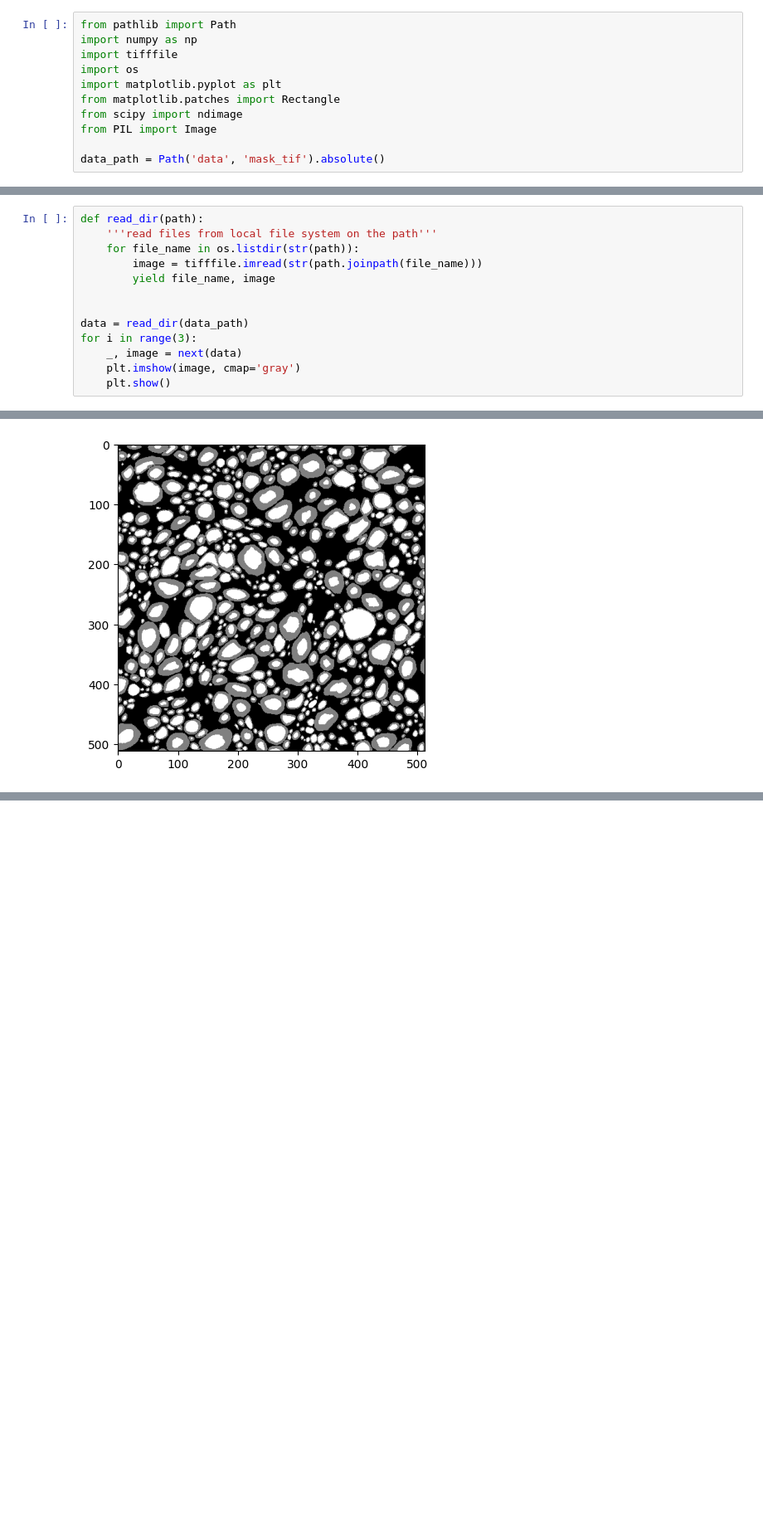
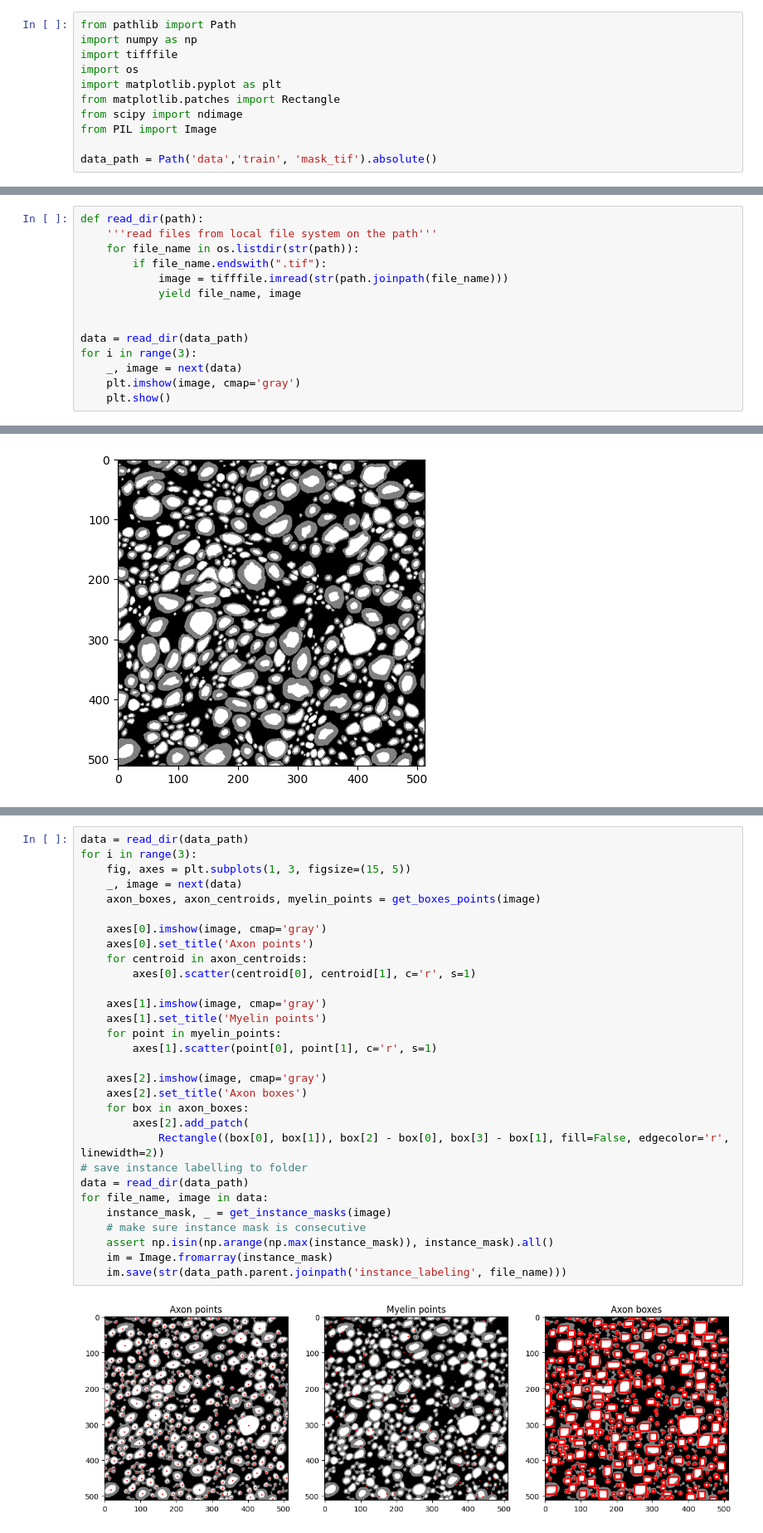
Before and after one commit to deansmile/Segment-Any-Axon, a Jupyter notebook: train_microsam_with_accurate_prompting.ipynb, the cells around one changed output, grey strips where cells are left out. Shown at 83% size. Cells and saved outputs as stored; diff of their text form; blank space fills up the shorter version.

```diff
--- a/train_microsam_with_accurate_prompting.ipynb
+++ b/train_microsam_with_accurate_prompting.ipynb
@@ -12,15 +12,16 @@ from matplotlib.patches import Rectangle
 from scipy import ndimage
 from PIL import Image
 
-data_path = Path('data', 'mask_tif').absolute()
+data_path = Path('data','train', 'mask_tif').absolute()
 # %% [markdown]
 Plot three example masks
 # %%
 def read_dir(path):
     '''read files from local file system on the path'''
     for file_name in os.listdir(str(path)):
-        image = tifffile.imread(str(path.joinpath(file_name)))
-        yield file_name, image
+        if file_name.endswith(".tif"):
+            image = tifffile.imread(str(path.joinpath(file_name)))
+            yield file_name, image
 
 
 data = read_dir(data_path)
@@ -112,0 +79,32 @@ for file_name, image in data:
+# %%
+data = read_dir(data_path)
+for i in range(3):
+    fig, axes = plt.subplots(1, 3, figsize=(15, 5))
+    _, image = next(data)
+    axon_boxes, axon_centroids, myelin_points = get_boxes_points(image)
+
+    axes[0].imshow(image, cmap='gray')
+    axes[0].set_title('Axon points')
+    for centroid in axon_centroids:
+        axes[0].scatter(centroid[0], centroid[1], c='r', s=1)
+
+    axes[1].imshow(image, cmap='gray')
+    axes[1].set_title('Myelin points')
+    for point in myelin_points:
+        axes[1].scatter(point[0], point[1], c='r', s=1)
+
+    axes[2].imshow(image, cmap='gray')
+    axes[2].set_title('Axon boxes')
+    for box in axon_boxes:
+        axes[2].add_patch(
+            Rectangle((box[0], box[1]), box[2] - box[0], box[3] - box[1], fill=False, edgecolor='r', linewidth=2))
+# save instance labelling to folder
+data = read_dir(data_path)
+for file_name, image in data:
+    instance_mask, _ = get_instance_masks(image)
+    # make sure instance mask is consecutive
+    assert np.isin(np.arange(np.max(instance_mask)), instance_mask).all()
+    im = Image.fromarray(instance_mask)
+    im.save(str(data_path.parent.joinpath('instance_labeling', file_name)))
+# %% [output]
+[figure, added]
```
Also changed, not shown: parts of 14 cells of this notebook, 2 other files.
